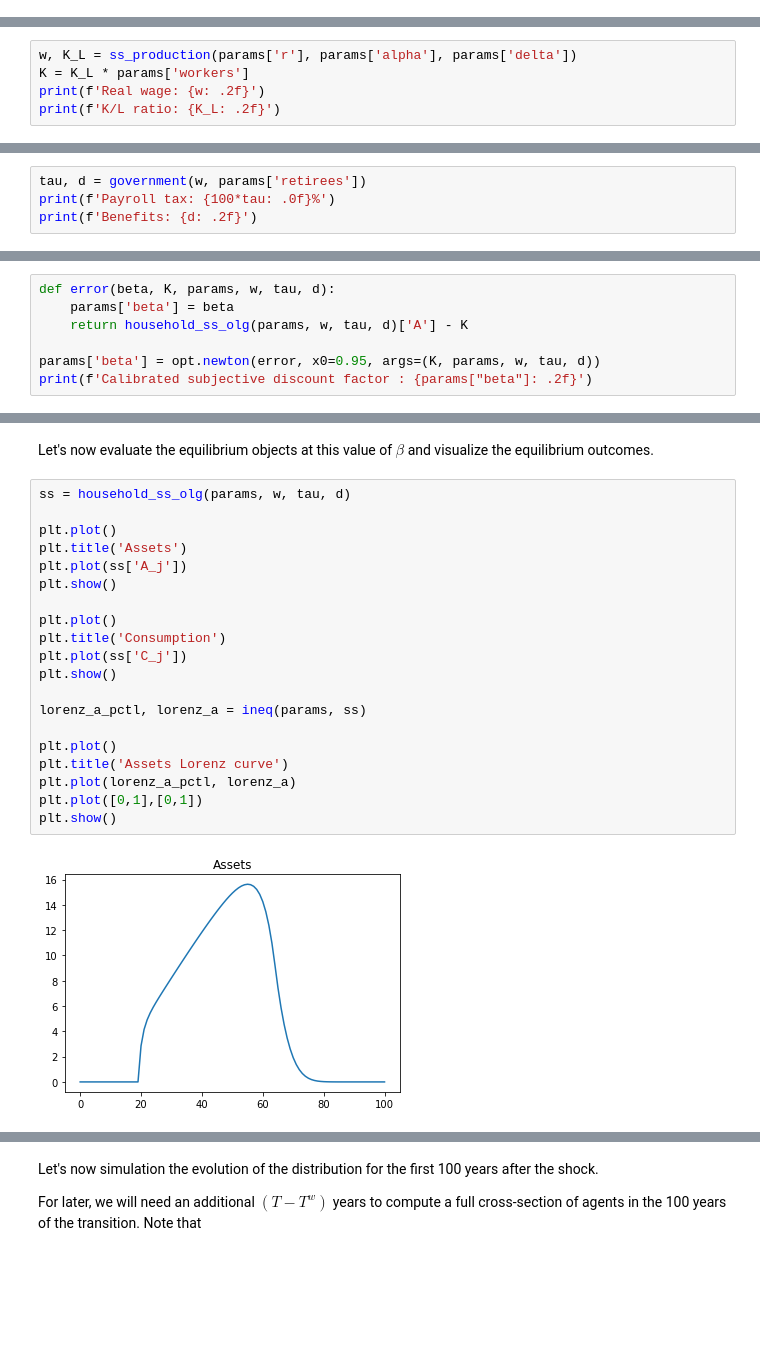
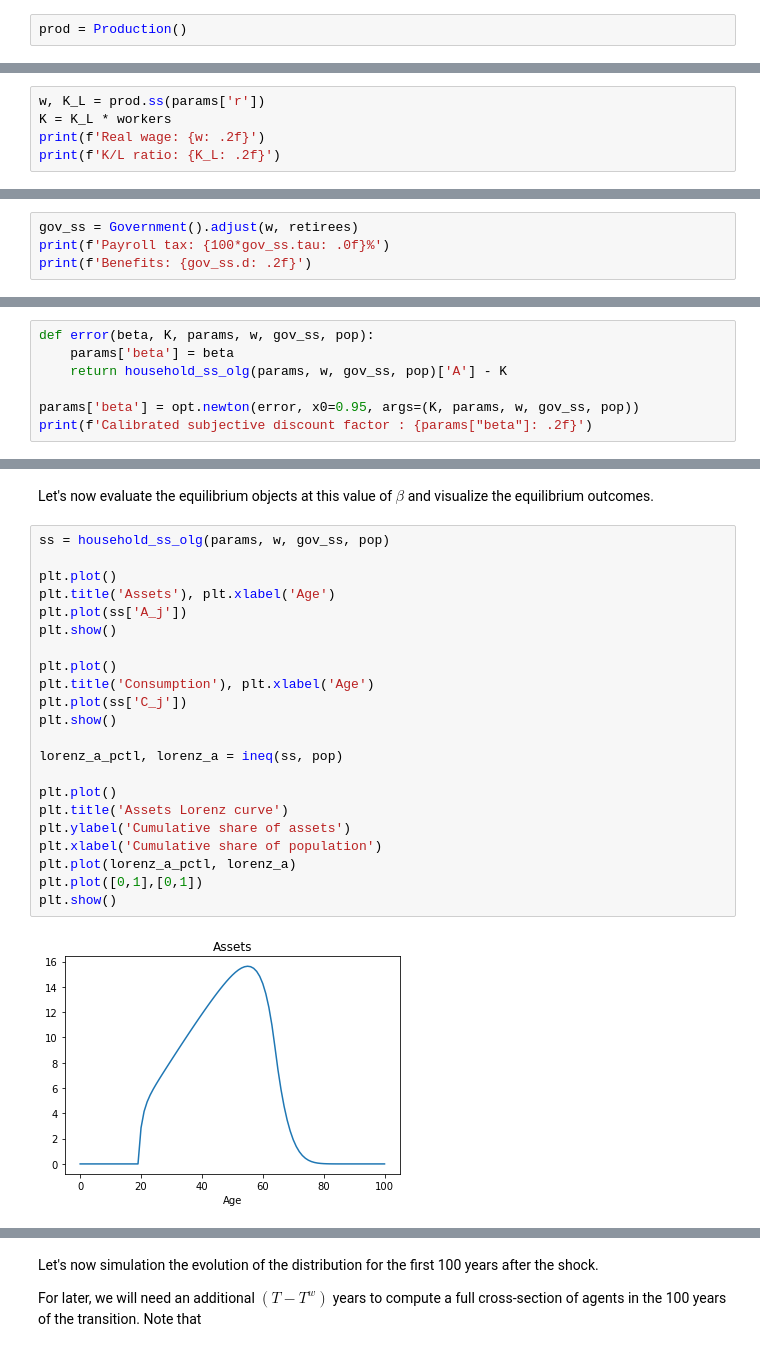
Before and after one commit to FredericMartenet/OLGHA, a Jupyter notebook: OLGHA.ipynb, the cells around one changed output, grey strips where cells are left out. Saved outputs shown, nothing was run; the diff lists cells and outputs as text; blank space fills up the shorter version.

Commit message:
Second working version, updated classes for production, demographics and government, cosmetic changes.

```diff
--- a/OLGHA.ipynb
+++ b/OLGHA.ipynb
@@ -222 +234,3 @@ plt.show()
+# %%
+prod = Production()
 # %% [markdown]
@@ -224,8 +238,8 @@ Let's now compute the real wage and the capital-labor ratio implied by the param
 Remember that given $r$, $\alpha$ and $\delta$, we can derive $K_t/L_t$ that determines $w_t$.
 From $K_t/L_t$ we can also obtain $K_t/N_t = K_t/L_t \cdot \sum_{i}\pi_{i,t}\bar{h}_{i}$.
 # %%
-w, K_L = ss_production(params['r'], params['alpha'], params['delta'])
-K = K_L * params['workers']
+w, K_L = prod.ss(params['r'])
+K = K_L * workers
 print(f'Real wage: {w: .2f}')
 print(f'K/L ratio: {K_L: .2f}')
 # %% [output]
@@ -237,9 +252,9 @@ We set $\tau=20\%$ and compute $d$ to balance the budget given the demographic s
 
 $$ d_t = \tau_t w_t \frac{\sum_{i=T^{w}}^{T^{r}-1}\pi_{i,t}\bar{h}_{i}}{\sum_{i=T^{r}}^{T}  \pi_{i,t}} $$
 # %%
-tau, d = government(w, params['retirees'])
-print(f'Payroll tax: {100*tau: .0f}%')
-print(f'Benefits: {d: .2f}')
+gov_ss = Government().adjust(w, retirees)
+print(f'Payroll tax: {100*gov_ss.tau: .0f}%')
+print(f'Benefits: {gov_ss.d: .2f}')
 # %% [output]
 Payroll tax:  20%
 Benefits:  2.09
@@ -252,35 +267,37 @@ We will then calibrate the subjective discount factor $\beta$ such that $A=K$.
 This allows us to choose the interest rate that clears the market.
 Alternatively, we could fix $\beta$ and solve for the interest rate $r$.
 # %%
-def error(beta, K, params, w, tau, d):
+def error(beta, K, params, w, gov_ss, pop):
     params['beta'] = beta
-    return household_ss_olg(params, w, tau, d)['A'] - K
+    return household_ss_olg(params, w, gov_ss, pop)['A'] - K
 
-params['beta'] = opt.newton(error, x0=0.95, args=(K, params, w, tau, d))
+params['beta'] = opt.newton(error, x0=0.95, args=(K, params, w, gov_ss, pop))
 print(f'Calibrated subjective discount factor : {params["beta"]: .2f}')
 # %% [output]
 Calibrated subjective discount factor :  0.90
 # %% [markdown]
 Let's now evaluate the equilibrium objects at this value of $\beta$ and visualize the equilibrium outcomes.
 # %%
-ss = household_ss_olg(params, w, tau, d)
+ss = household_ss_olg(params, w, gov_ss, pop)
 
 plt.plot()
-plt.title('Assets')
+plt.title('Assets'), plt.xlabel('Age')
 plt.plot(ss['A_j'])
 plt.show()
 
 plt.plot()
-plt.title('Consumption')
+plt.title('Consumption'), plt.xlabel('Age')
 plt.plot(ss['C_j'])
 plt.show()
 
-lorenz_a_pctl, lorenz_a = ineq(params, ss)
+lorenz_a_pctl, lorenz_a = ineq(ss, pop)
 
 plt.plot()
 plt.title('Assets Lorenz curve')
+plt.ylabel('Cumulative share of assets')
+plt.xlabel('Cumulative share of population')
 plt.plot(lorenz_a_pctl, lorenz_a)
 plt.plot([0,1],[0,1])
 plt.show()
 # %% [output]
-[figure, old version]
+[figure, new version]
```
Also changed, not shown: parts of 32 cells of this notebook, 8 other files.
